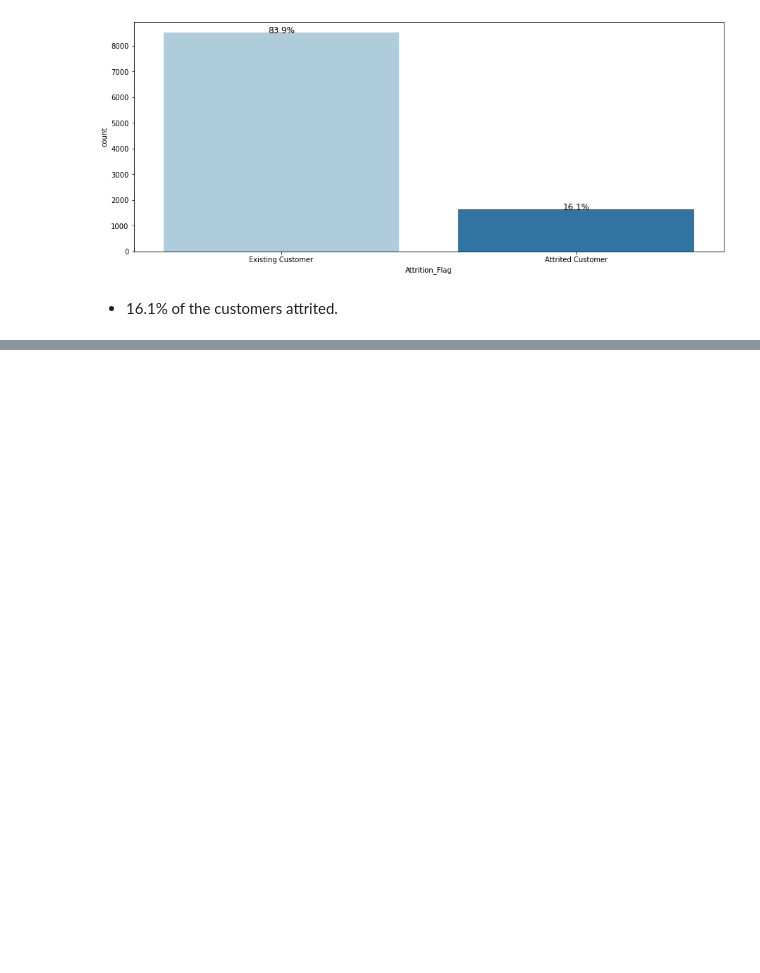
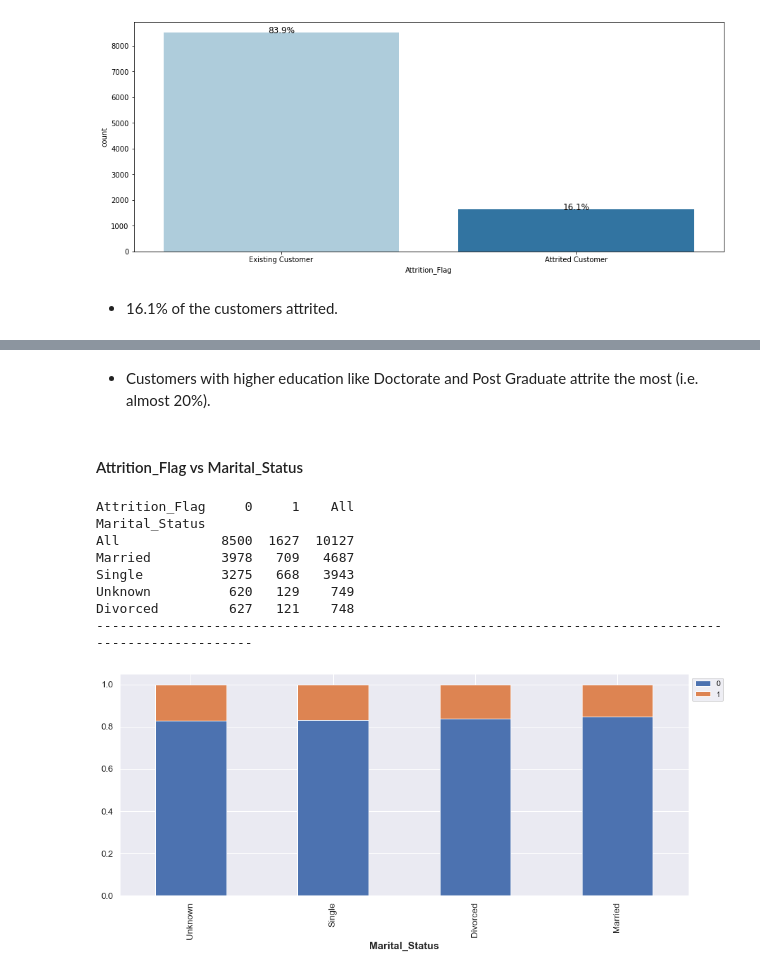
Before and after one commit to dhvanikotecha/Bank-Customer-Churn-Prediction, a Jupyter notebook: Mini Project 2.ipynb, the cells around one changed output, grey strips where cells are left out. Cells and saved outputs as stored; diff of their text form; code cells hidden in the pictures; blank space fills up the shorter version.

```diff
--- a/Mini Project 2.ipynb
+++ b/Mini Project 2.ipynb
@@ -523,0 +590,16 @@ per_on_bar('Attrition_Flag')
+# %% [markdown]
+* Customers with higher education like Doctorate and Post Graduate attrite the most (i.e. almost 20%).
+# %% [markdown]
+#### Attrition_Flag vs Marital_Status
+# %%
+stacked_barplot(data['Marital_Status'])
+# %% [output]
+Attrition_Flag     0     1    All
+Marital_Status
+All             8500  1627  10127
+Married         3978   709   4687
+Single          3275   668   3943
+Unknown          620   129    749
+Divorced         627   121    748
+----------------------------------------------------------------------------------------------------
+[figure, added]
```
Also changed, not shown: parts of 67 cells of this notebook.
